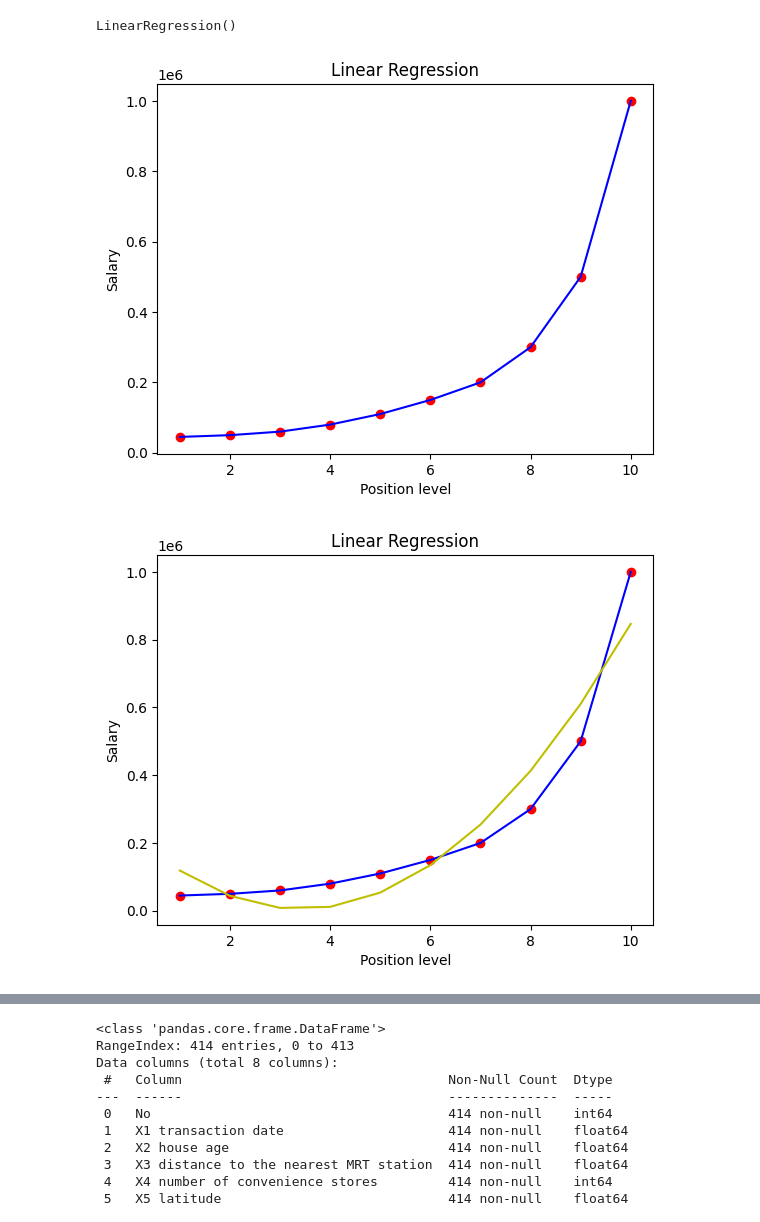
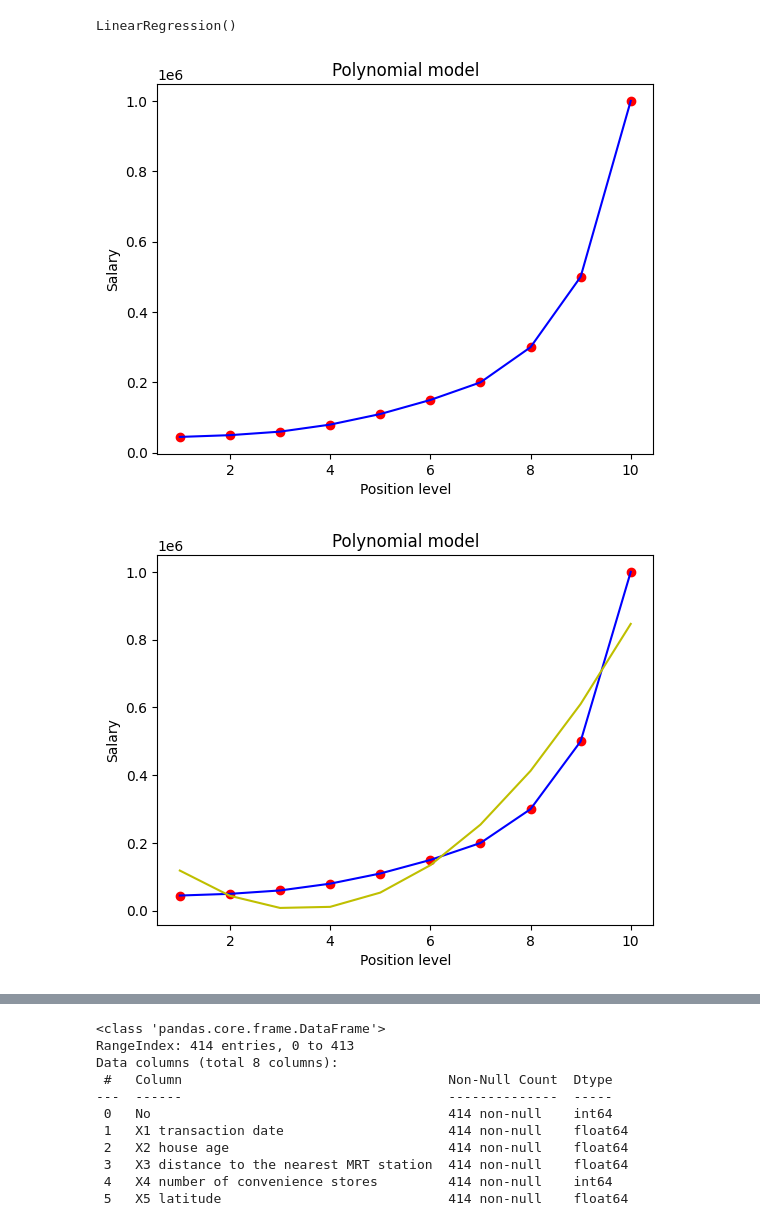
Before and after one commit to A-SATHISH/LearnMLHub, a Jupyter notebook: Polynomial_regression.ipynb, the cells around one changed output, grey strips where cells are left out. Drawn from its saved outputs; the diff is of its cells as text; code cells hidden in the pictures.

Commit message:
polynomial model

```diff
--- a/Polynomial_regression.ipynb
+++ b/Polynomial_regression.ipynb
@@ -39,3 +39,7 @@ y
 # %% [output]
 array([  45000,   50000,   60000,   80000,  110000,  150000,  200000,
         300000,  500000, 1000000])
+# %%
+from sklearn.linear_model import LinearRegression
+reg=LinearRegression()#summa
+reg.fit(x,y)
@@ -58,22 +64,22 @@ LinearRegression()
 # %%
 plt.scatter(x,y,color='r')
 plt.plot(x,reg1.predict(x_poly1),color='b')
-plt.title("Linear Regression")
+plt.title("Polynomial model")
 plt.xlabel("Position level")
 plt.ylabel("Salary")
 plt.show()
 # %% [output]
-[figure, old version]
+[figure, new version]
 # %%
 plt.scatter(x,y,color='r')
 plt.plot(x,reg1.predict(x_poly1),color='b')
 plt.plot(x,reg2.predict(x_poly2),color='y')
-plt.title("Linear Regression")
+plt.title("Polynomial model")
 plt.xlabel("Position level")
 plt.ylabel("Salary")
 plt.show()
 # %% [output]
-[figure, old version]
+[figure, new version]
 # %%
 from sklearn.model_selection import train_test_split
 from sklearn.linear_model import LinearRegression
```
Also changed, not shown: parts of 1 cell of this notebook.
